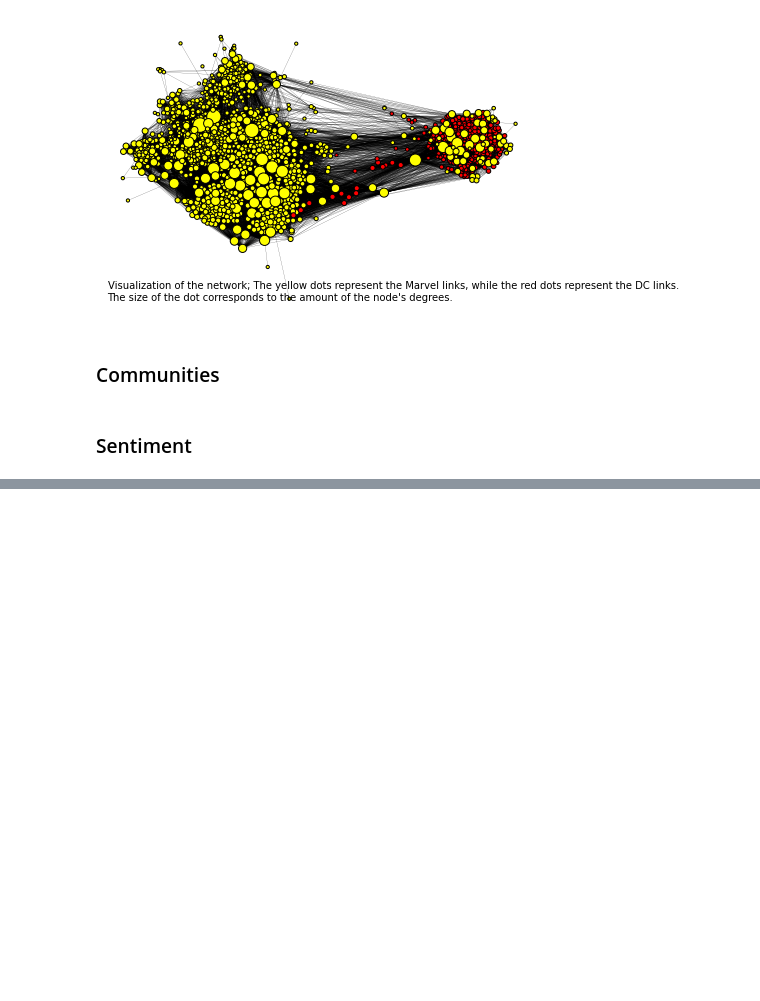
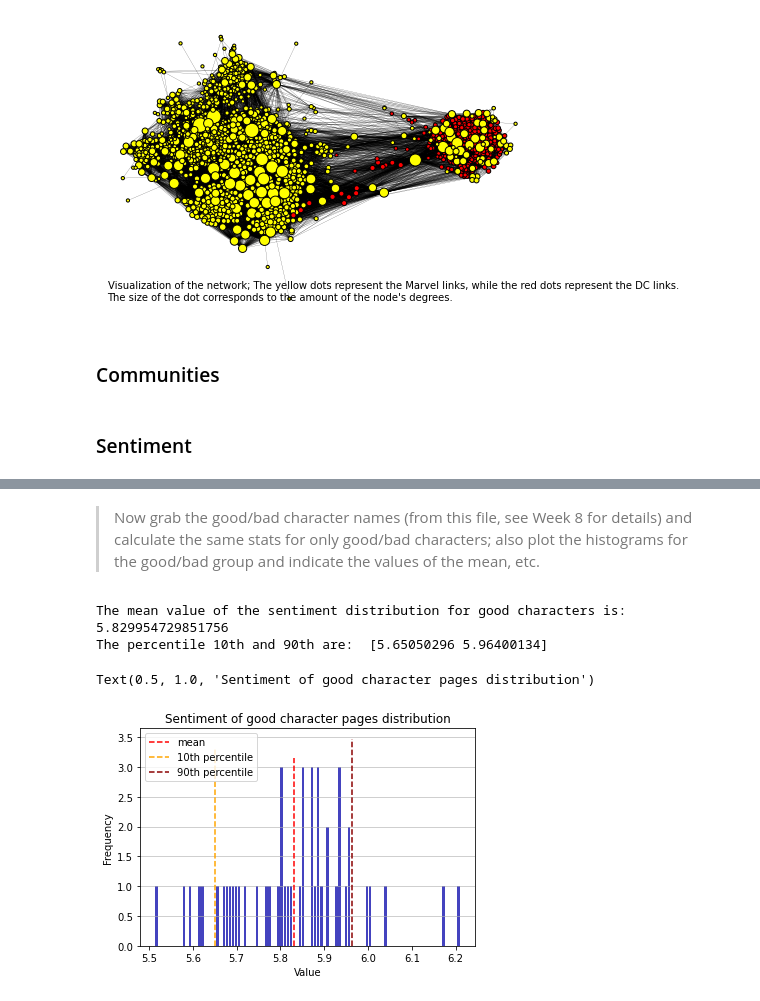
Before and after one commit to matijasipek/ass2, a Jupyter notebook: ass2/Week 4/assignment2.ipynb, the cells around one changed output, grey strips where cells are left out. Cells and saved outputs as stored; diff of their text form; code cells hidden in the pictures; blank space fills up the shorter version.

```diff
--- a/ass2/Week 4/assignment2.ipynb
+++ b/ass2/Week 4/assignment2.ipynb
@@ -522,0 +683,55 @@ plt.show()
+# %% [markdown]
+>Now grab the good/bad character names (from this file, see Week 8 for details) and calculate the same stats for only good/bad characters; also plot the histograms for the good/bad group and indicate the values of the mean, etc.
+# %%
+# Statistics for GOOD characters
+
+wiki_meta_data = pd.read_csv('wiki_meta_data.csv', sep=',', header=None)
+wiki_meta_data = wiki_meta_data.to_numpy()
+
+# Get good character names
+good_characters_indices = np.where(wiki_meta_data[:, 6] == '1')
+good_characters = wiki_meta_data[good_characters_indices, 1][0] ########## WE STILL NEED TO FIX THIS, NAMES OF NODES IN THE NETWORK!!
+good_characters_info = {}
+
+for character in good_characters:
+    character_modified = character.split("(")[0]
+    character_modified = character.replace("_", ".")
+
+    corresponding_node = None
+    for node in G.nodes():
+        if node == character_modified:
+            corresponding_node = node
+            break
+
+    if corresponding_node == None:
+        continue
+
+    sentiment = G.nodes[corresponding_node]['sentiment'] # cuidado, hacer tambien dc!!
+    good_characters_info[character] = sentiment
+
+
+# Statistics
+good_characters_sentiment = list(good_characters_info.values())
+
+print("The mean value of the sentiment distribution for good characters is: ", np.mean(good_characters_sentiment))
+print("The percentile 10th and 90th are: ", np.percentile(good_characters_sentiment, [10,90]))
+
+
+# Histogram
+fig, ax = plt.subplots()
+plt.hist(good_characters_sentiment, bins=100, color='#0504aa', alpha = 0.75, range=None, weights=None, density=None, rwidth=0.80)
+
+ax.vlines(np.mean(good_characters_sentiment), ax.get_ylim()[0], ax.get_ylim()[1], label = "mean", ls = "--", color = "red")
+ax.vlines(np.percentile(good_characters_sentiment, 10), ax.get_ylim()[0],ax.get_ylim()[1], label = "10th percentile", ls = "--", color = "orange")
+ax.vlines(np.percentile(good_characters_sentiment, 90), ax.get_ylim()[0],ax.get_ylim()[1], label = "90th percentile", ls = "--", color = "darkred")
+
+plt.legend(loc = "upper left")
+plt.grid(axis='y', alpha=0.75)
+plt.xlabel('Value')
+plt.ylabel('Frequency')
+plt.title('Sentiment distribution for good character pages')
+# %% [output]
+The mean value of the sentiment distribution for good characters is:  5.829954729851756
+The percentile 10th and 90th are:  [5.65050296 5.96400134]
+Text(0.5, 1.0, 'Sentiment of good character pages distribution')
+[figure, added]
```
Also changed, not shown: parts of 16 cells of this notebook.
